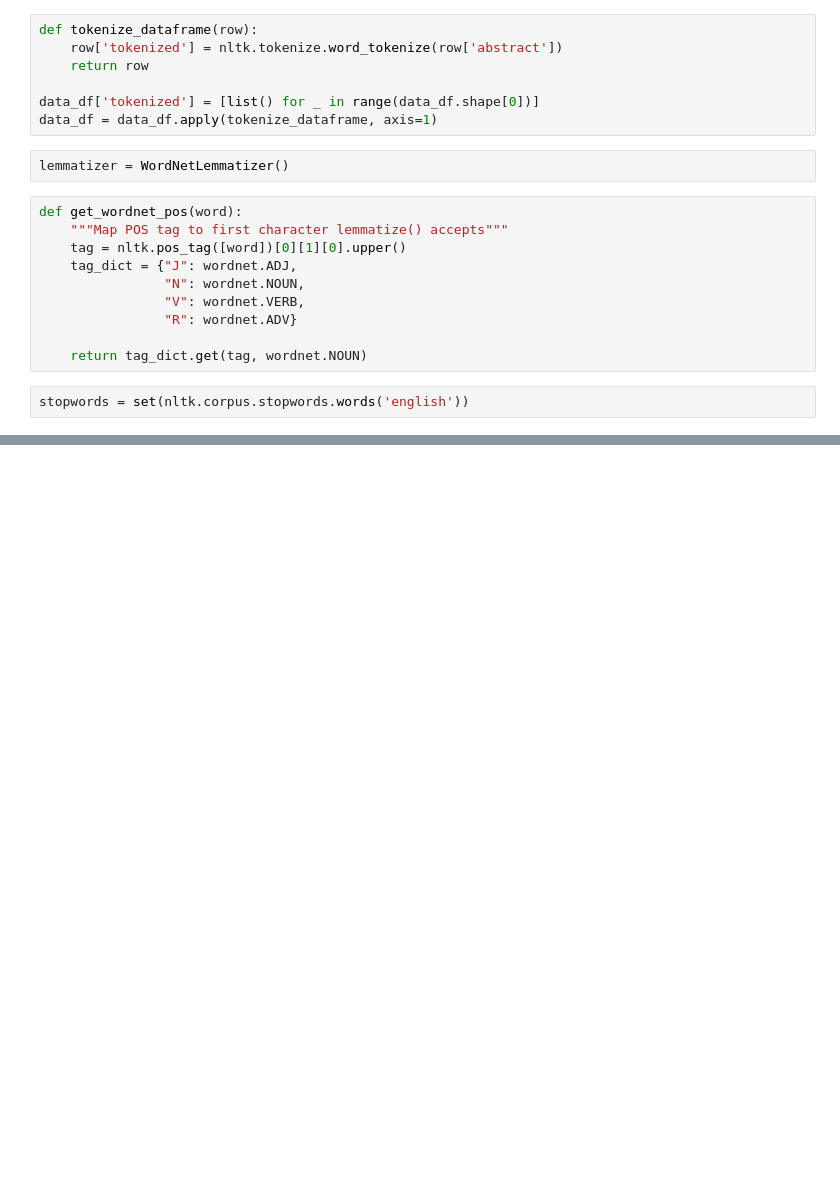
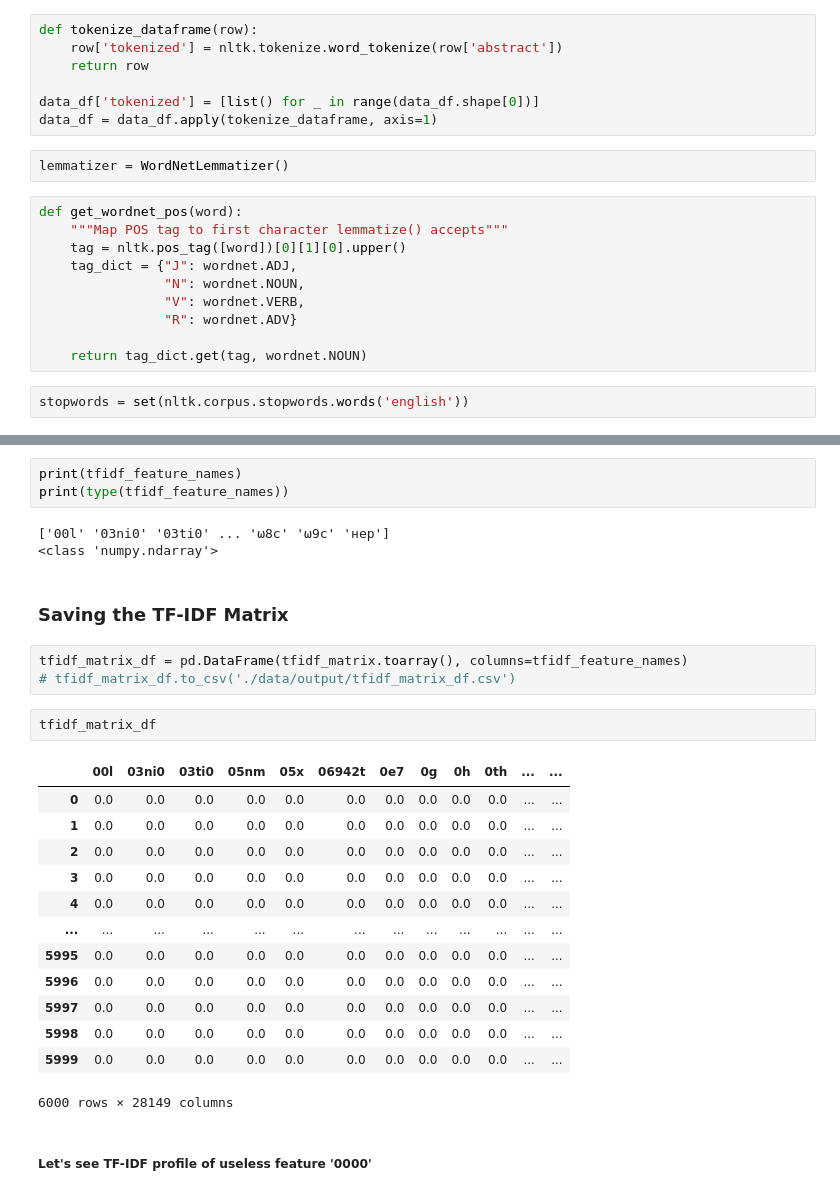
Before and after one commit to davesuketu215/NLP-ML-Learning-Series, a Jupyter notebook: 02 Vectorization.ipynb, the cells around one changed output, grey strips where cells are left out. Drawn from its saved outputs; the diff is of its cells as text; blank space fills up the shorter version.

```diff
--- a/02 Vectorization.ipynb
+++ b/02 Vectorization.ipynb
@@ -65,0 +348,29 @@ data_df.head(20)
+# %%
+print(tfidf_feature_names)
+print(type(tfidf_feature_names))
+# %% [output]
+['00l' '03ni0' '03ti0' ... 'ω8c' 'ω9c' 'нeр']
+<class 'numpy.ndarray'>
+# %% [markdown]
+### Saving the TF-IDF Matrix
+# %%
+tfidf_matrix_df = pd.DataFrame(tfidf_matrix.toarray(), columns=tfidf_feature_names)
+# tfidf_matrix_df.to_csv('./data/output/tfidf_matrix_df.csv')
+# %%
+tfidf_matrix_df
+# %% [output]
+|  | 00l | 03ni0 | 03ti0 | 05nm | 05x | 06942t | 0e7 | 0g | 0h | 0th | ... | ... |
+| 0 | 0.0 | 0.0 | 0.0 | 0.0 | 0.0 | 0.0 | 0.0 | 0.0 | 0.0 | 0.0 | ... | ... |
+| 1 | 0.0 | 0.0 | 0.0 | 0.0 | 0.0 | 0.0 | 0.0 | 0.0 | 0.0 | 0.0 | ... | ... |
+| 2 | 0.0 | 0.0 | 0.0 | 0.0 | 0.0 | 0.0 | 0.0 | 0.0 | 0.0 | 0.0 | ... | ... |
+| 3 | 0.0 | 0.0 | 0.0 | 0.0 | 0.0 | 0.0 | 0.0 | 0.0 | 0.0 | 0.0 | ... | ... |
+| 4 | 0.0 | 0.0 | 0.0 | 0.0 | 0.0 | 0.0 | 0.0 | 0.0 | 0.0 | 0.0 | ... | ... |
+| ... | ... | ... | ... | ... | ... | ... | ... | ... | ... | ... | ... | ... |
+| 5995 | 0.0 | 0.0 | 0.0 | 0.0 | 0.0 | 0.0 | 0.0 | 0.0 | 0.0 | 0.0 | ... | ... |
+| 5996 | 0.0 | 0.0 | 0.0 | 0.0 | 0.0 | 0.0 | 0.0 | 0.0 | 0.0 | 0.0 | ... | ... |
+| 5997 | 0.0 | 0.0 | 0.0 | 0.0 | 0.0 | 0.0 | 0.0 | 0.0 | 0.0 | 0.0 | ... | ... |
+| 5998 | 0.0 | 0.0 | 0.0 | 0.0 | 0.0 | 0.0 | 0.0 | 0.0 | 0.0 | 0.0 | ... | ... |
+| 5999 | 0.0 | 0.0 | 0.0 | 0.0 | 0.0 | 0.0 | 0.0 | 0.0 | 0.0 | 0.0 | ... | ... |
+6000 rows × 28149 columns
+# %% [markdown]
+##### Let's see TF-IDF profile of useless feature '0000'
```
Also changed, not shown: parts of 82 cells of this notebook, 3 other files.
